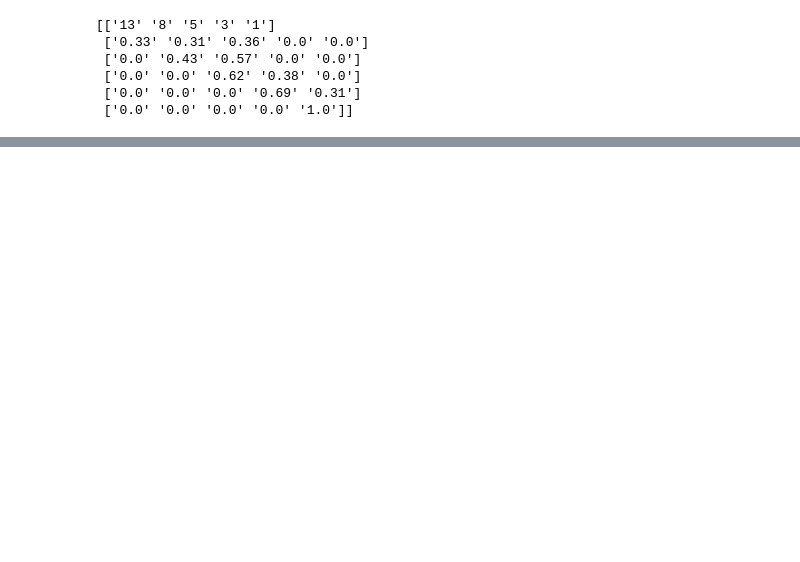
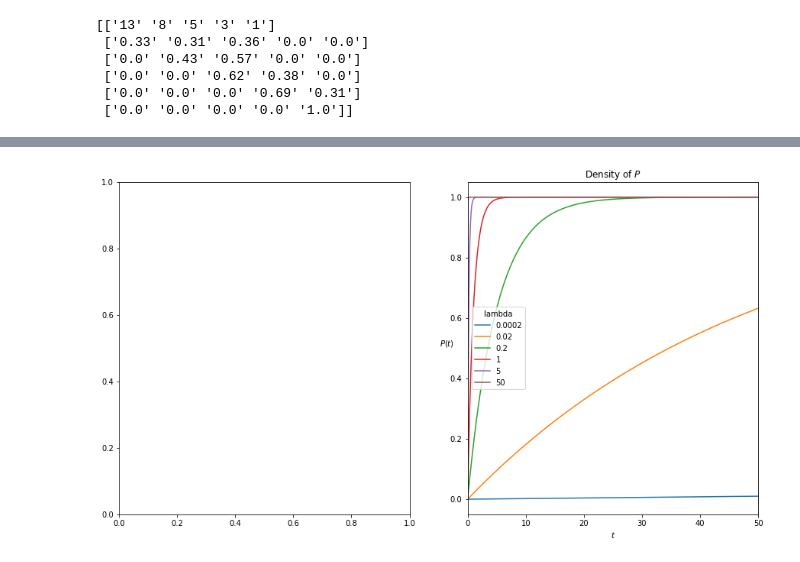
Before and after one commit to matt-smu/cat-dog, a Jupyter notebook: 001_ag_metrics.ipynb, the cells around one changed output, grey strips where cells are left out. Drawn from its saved outputs; the diff is of its cells as text; code cells hidden in the pictures; blank space fills up the shorter version.

```diff
--- a/001_ag_metrics.ipynb
+++ b/001_ag_metrics.ipynb
@@ -122,0 +562,29 @@ $\textbf{SP} = min(MTTF_k)$  for all possible paths
+# %%
+
+
+fig, ax = plt.subplots(1, 2, figsize=(15, 8))
+
+
+# mean time to fire transitions:
+# .0002 is quasi-instantanious
+# .02 is 1 hour
+# .2 1 day
+# 1 is 1 week
+# 5 is one month
+# 50 is one year
+lams = [.0002, .02, .2, 1, 5, 50]
+
+lam = 5
+t = np.arange(0, 50, 0.01)
+# y = expon.pdf(t, scale=1/5)
+for lam in lams:
+    y =  expon.cdf(t, scale=1/lam)
+    ax[1].plot(t, y, label=lam)
+plt.xlabel('$t$')
+plt.ylabel('$P(t)$', rotation=False)
+# ax[1].set_ylim([0,5])
+ax[1].set_xlim([0,50])
+ax[1].legend(title='lambda')
+plt.title('Density of $P$');
+# %% [output]
+[figure, added]
```
Also changed, not shown: parts of 37 cells of this notebook, 7 other files.
